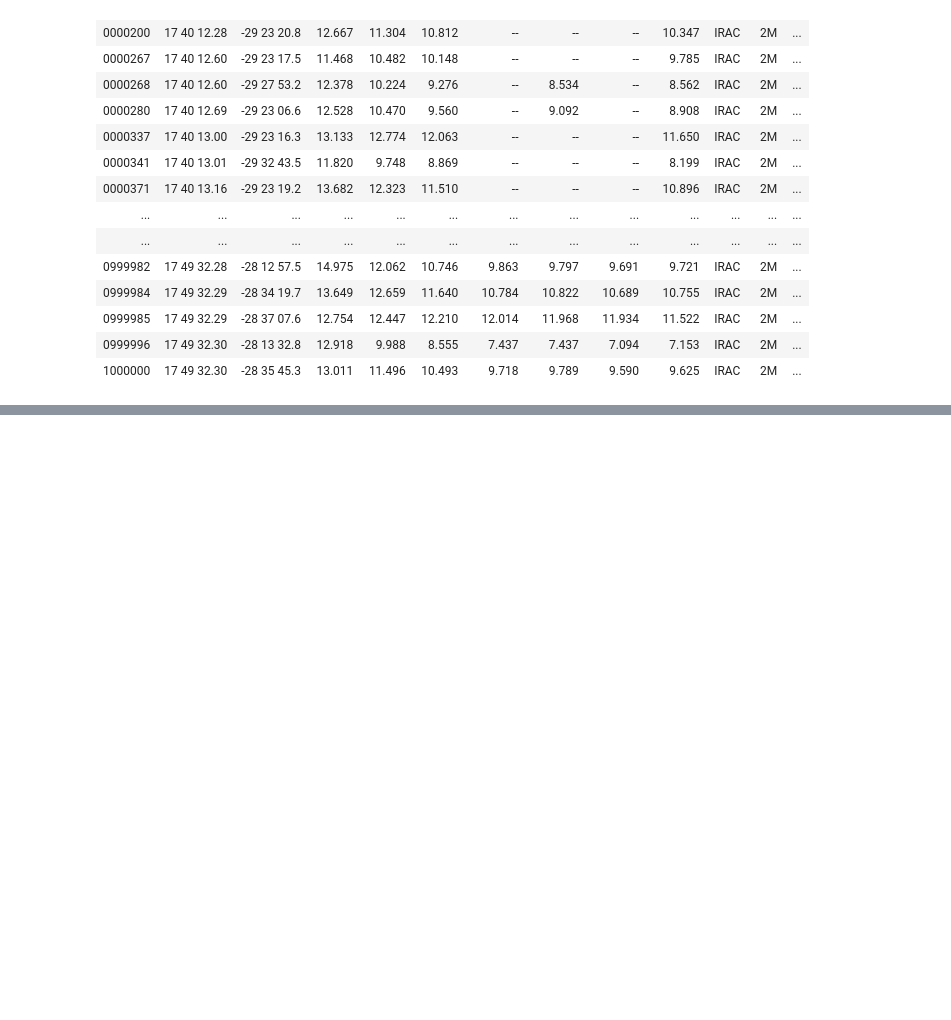
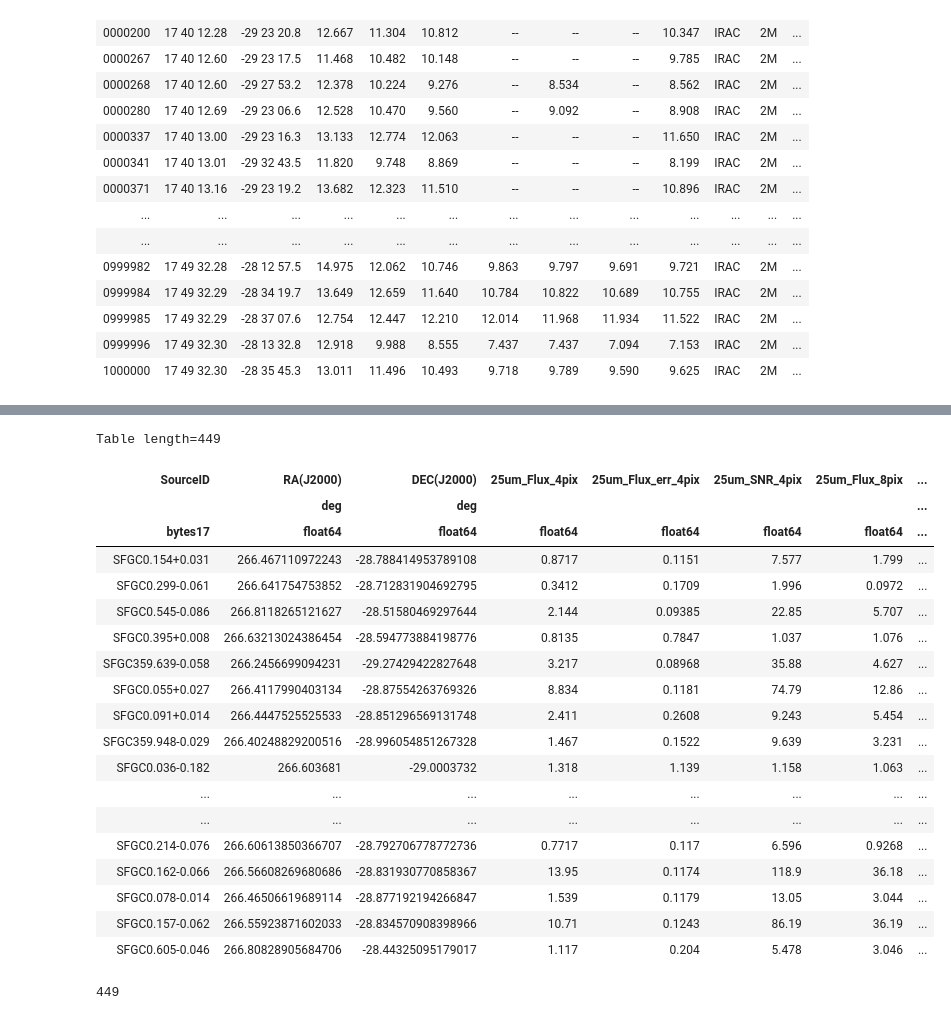
Before and after one commit to mjhankins/SFGCphotcode, a Jupyter notebook: SourceCatalog_SSTGC_Xmatch.ipynb, the cells around one changed output, grey strips where cells are left out. Drawn from its saved outputs; the diff is of its cells as text; code cells hidden in the pictures; blank space fills up the shorter version.

```diff
--- a/SourceCatalog_SSTGC_Xmatch.ipynb
+++ b/SourceCatalog_SSTGC_Xmatch.ipynb
@@ -202,0 +356,33 @@ matchedmcat['SSTGCxmatch']=matchedSSTGC["SSTGC"]
+# %%
+matchedmcat['SSTGCxmatch']=stgccat["SSTGC"]
+matchedmcat['SSTGCd2d']=np.round(d2dup,3)
+#matchedmcat['_8.0mag']=stgccat["_8.0mag"]
+#matchedmcat['_5.8mag']=stgccat["_5.8mag"]
+#matchedmcat['_4.5mag']=stgccat["_4.5mag"]
+#matchedmcat['_3.6mag']=stgccat["_3.6mag"]
+#matchedmcat['_Jmag']=stgccat["_Jmag"]
+#matchedmcat['_Hmag']=stgccat["_Hmag"]
+#matchedmcat['_Kmag']=stgccat["_Kmag"]
+
+matchedmcat
+# %% [output]
+Table length=449
+| SourceID | RA(J2000) | DEC(J2000) | 25um_Flux_4pix | 25um_Flux_err_4pix | 25um_SNR_4pix | 25um_Flux_8pix | ... |
+|  | deg | deg |  |  |  |  | ... |
+| bytes17 | float64 | float64 | float64 | float64 | float64 | float64 | ... |
+| SFGC0.154+0.031 | 266.467110972243 | -28.788414953789108 | 0.8717 | 0.1151 | 7.577 | 1.799 | ... |
+| SFGC0.299-0.061 | 266.641754753852 | -28.712831904692795 | 0.3412 | 0.1709 | 1.996 | 0.0972 | ... |
+| SFGC0.545-0.086 | 266.8118265121627 | -28.51580469297644 | 2.144 | 0.09385 | 22.85 | 5.707 | ... |
+| SFGC0.395+0.008 | 266.63213024386454 | -28.594773884198776 | 0.8135 | 0.7847 | 1.037 | 1.076 | ... |
+| SFGC359.639-0.058 | 266.2456699094231 | -29.27429422827648 | 3.217 | 0.08968 | 35.88 | 4.627 | ... |
+| SFGC0.055+0.027 | 266.4117990403134 | -28.87554263769326 | 8.834 | 0.1181 | 74.79 | 12.86 | ... |
+| SFGC0.091+0.014 | 266.4447525525533 | -28.851296569131748 | 2.411 | 0.2608 | 9.243 | 5.454 | ... |
+| SFGC359.948-0.029 | 266.40248829200516 | -28.996054851267328 | 1.467 | 0.1522 | 9.639 | 3.231 | ... |
+| SFGC0.036-0.182 | 266.603681 | -29.0003732 | 1.318 | 1.139 | 1.158 | 1.063 | ... |
+| ... | ... | ... | ... | ... | ... | ... | ... |
+| ... | ... | ... | ... | ... | ... | ... | ... |
+| SFGC0.214-0.076 | 266.60613850366707 | -28.792706778772736 | 0.7717 | 0.117 | 6.596 | 0.9268 | ... |
+| SFGC0.162-0.066 | 266.56608269680686 | -28.831930770858367 | 13.95 | 0.1174 | 118.9 | 36.18 | ... |
+| SFGC0.078-0.014 | 266.46506619689114 | -28.877192194266847 | 1.539 | 0.1179 | 13.05 | 3.044 | ... |
+| SFGC0.157-0.062 | 266.55923871602033 | -28.834570908398966 | 10.71 | 0.1243 | 86.19 | 36.19 | ... |
+| SFGC0.605-0.046 | 266.80828905684706 | -28.44325095179017 | 1.117 | 0.204 | 5.478 | 3.046 | ... |
@@ -203,2 +401,6 @@ matchedmcat['SSTGCxmatch']=matchedSSTGC["SSTGC"]
+# %%
+len(rdx2)
+# %% [output]
+449
 # %%
 #find sources in mcat that were not found in the cross match
```
Also changed, not shown: parts of 29 cells of this notebook, 2 other files.
